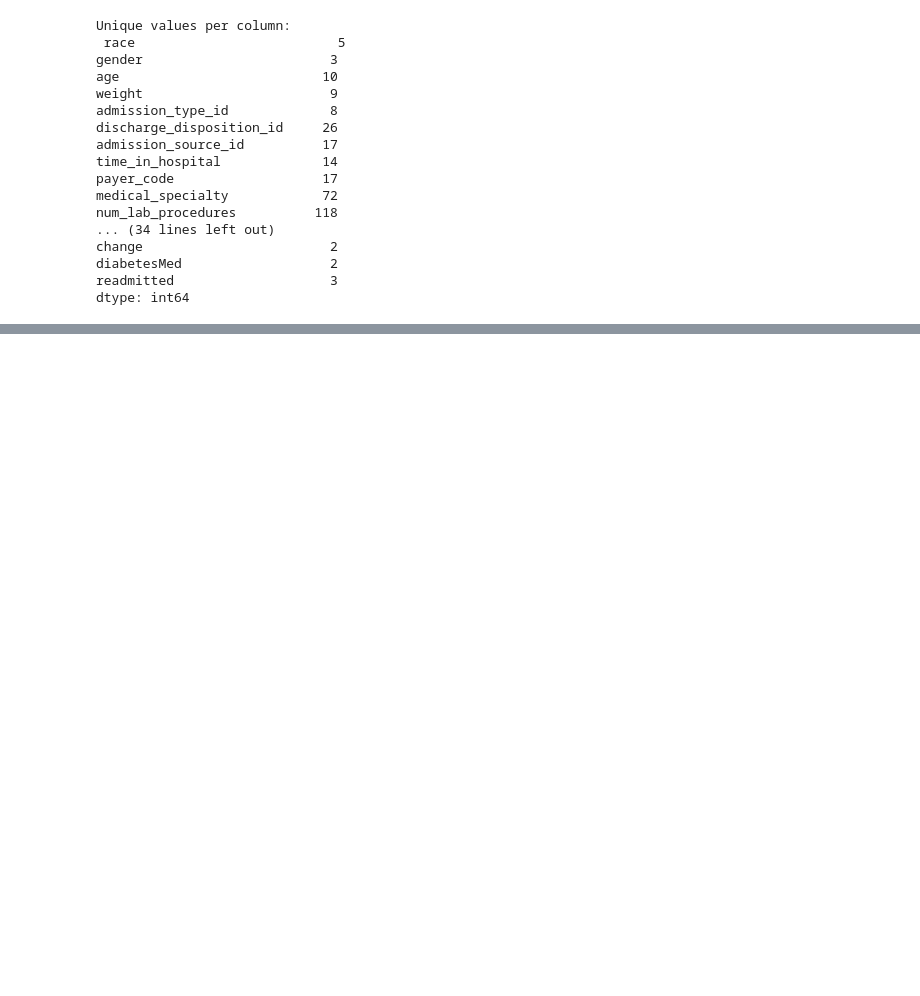
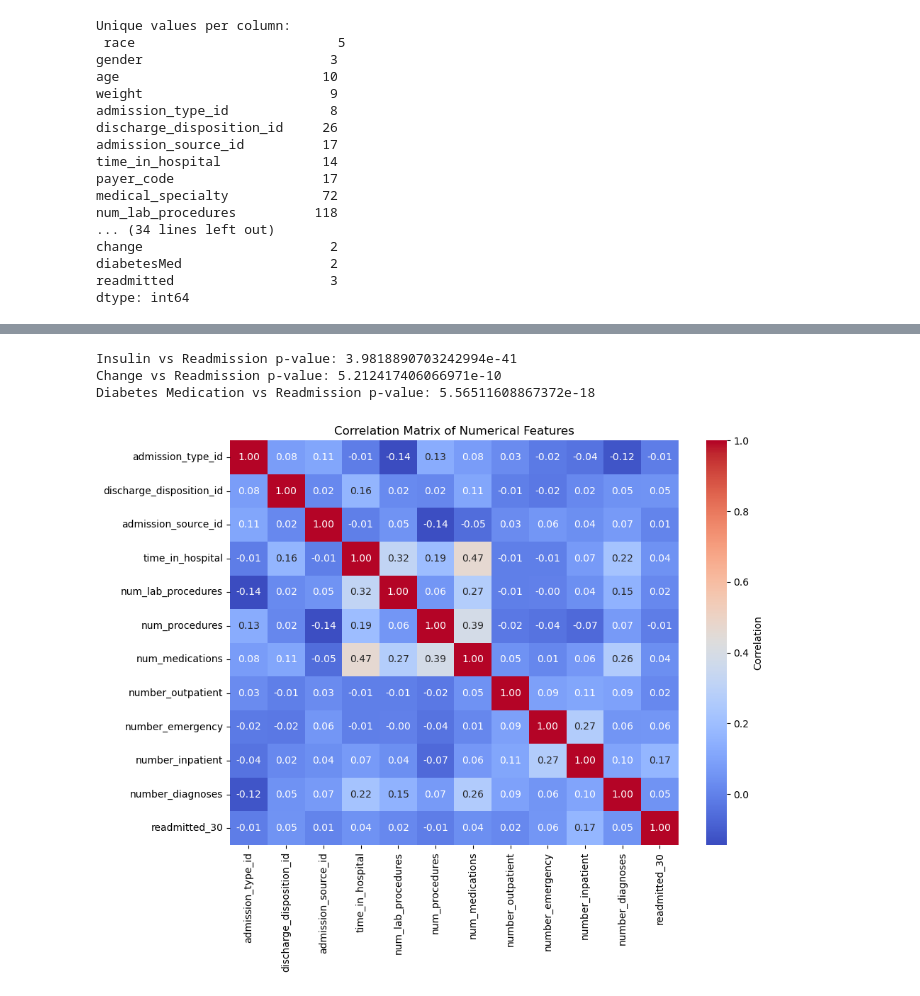
Before and after one commit to Kobyna/healthcare-data-portfolio, a Jupyter notebook: Project_3_Readmission_Prediction/notebook/analysis.ipynb, the cells around one changed output, grey strips where cells are left out. Cells and saved outputs as stored; diff of their text form; code cells hidden in the pictures; blank space fills up the shorter version.

```diff
--- a/Project_3_Readmission_Prediction/notebook/analysis.ipynb
+++ b/Project_3_Readmission_Prediction/notebook/analysis.ipynb
@@ -202,0 +232,29 @@ df.describe(include = 'all').T
+# %%
+from scipy.stats import chi2_contingency
+
+# Insulin
+pd.crosstab(df['insulin'], df['readmitted_30'])
+chi2, p, dof, expected = chi2_contingency(pd.crosstab(df['insulin'], df['readmitted_30']))
+print(f'Insulin vs Readmission p-value: {p}')
+# Change
+pd.crosstab(df['change'], df['readmitted_30'])
+chi2, p, dof, expected = chi2_contingency(pd.crosstab(df['change'], df['readmitted_30']))
+print(f'Change vs Readmission p-value: {p}')
+# Diabetes Medication
+pd.crosstab(df['diabetesMed'], df['readmitted_30'])
+chi2, p, dof, expected = chi2_contingency(pd.crosstab(df['diabetesMed'], df['readmitted_30']))
+print(f'Diabetes Medication vs Readmission p-value: {p}')
+# %% [output]
+Insulin vs Readmission p-value: 3.9818890703242994e-41
+Change vs Readmission p-value: 5.212417406066971e-10
+Diabetes Medication vs Readmission p-value: 5.56511608867372e-18
+# %%
+# If you have numerical features (e.g., number_inpatient, time_in_hospital)
+corr = df.corr(numeric_only=True)
+plt.figure(figsize=(10, 8))
+sns.heatmap(corr, annot=True, fmt=".2f", cmap='coolwarm', cbar_kws={'label': 'Correlation'})
+plt.title("Correlation Matrix of Numerical Features")
+plt.tight_layout()
+plt.show()
+# %% [output]
+[figure, added]
```
Also changed, not shown: parts of 20 cells of this notebook.
